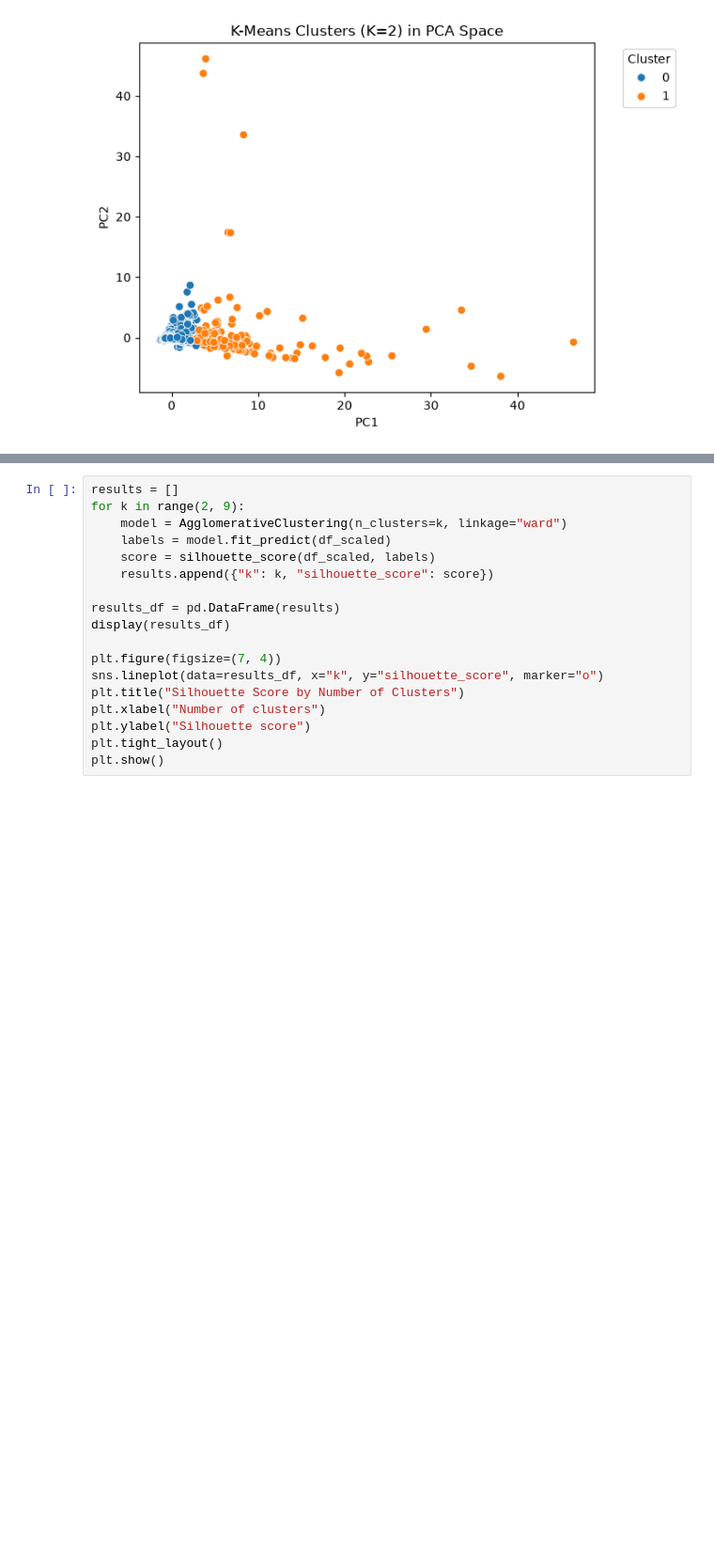
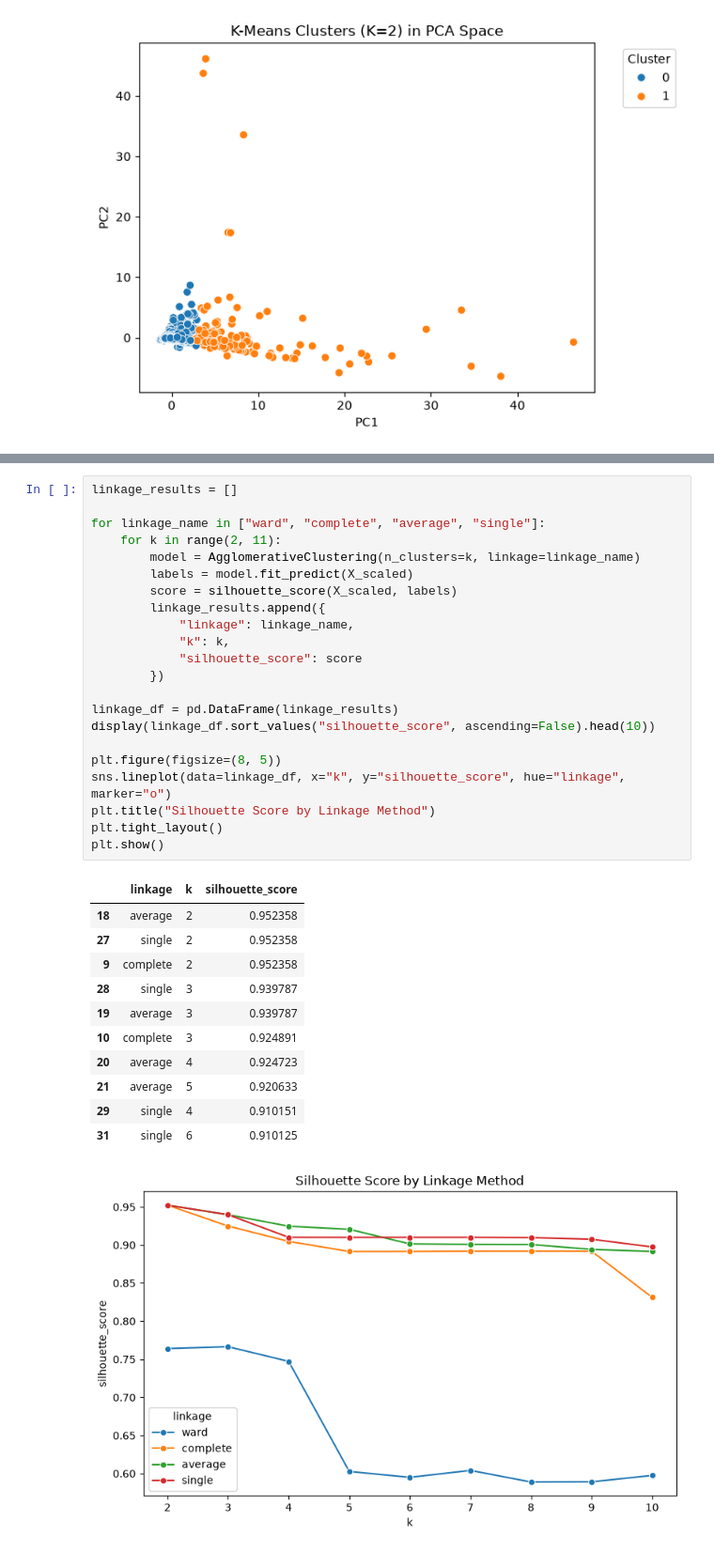
Before and after one commit to blbaum/aiForSecurity, a Jupyter notebook: module4/Assignment3-Baum.ipynb, the cells around one changed output, grey strips where cells are left out. Shown at 94% size. Cells and saved outputs as stored; diff of their text form; blank space fills up the shorter version.

```diff
--- a/module4/Assignment3-Baum.ipynb
+++ b/module4/Assignment3-Baum.ipynb
@@ -564,18 +588,35 @@ plt.show()
 # %%
-results = []
-for k in range(2, 9):
-    model = AgglomerativeClustering(n_clusters=k, linkage="ward")
-    labels = model.fit_predict(df_scaled)
-    score = silhouette_score(df_scaled, labels)
-    results.append({"k": k, "silhouette_score": score})
+linkage_results = []
 
-results_df = pd.DataFrame(results)
-display(results_df)
+for linkage_name in ["ward", "complete", "average", "single"]:
+    for k in range(2, 11):
+        model = AgglomerativeClustering(n_clusters=k, linkage=linkage_name)
+        labels = model.fit_predict(X_scaled)
+        score = silhouette_score(X_scaled, labels)
+        linkage_results.append({
+            "linkage": linkage_name,
+            "k": k,
+            "silhouette_score": score
+        })
 
-plt.figure(figsize=(7, 4))
-sns.lineplot(data=results_df, x="k", y="silhouette_score", marker="o")
-plt.title("Silhouette Score by Number of Clusters")
-plt.xlabel("Number of clusters")
-plt.ylabel("Silhouette score")
+linkage_df = pd.DataFrame(linkage_results)
+display(linkage_df.sort_values("silhouette_score", ascending=False).head(10))
+
+plt.figure(figsize=(8, 5))
+sns.lineplot(data=linkage_df, x="k", y="silhouette_score", hue="linkage", marker="o")
+plt.title("Silhouette Score by Linkage Method")
 plt.tight_layout()
 plt.show()
+# %% [output]
+|  | linkage | k | silhouette_score |
+| 18 | average | 2 | 0.952358 |
+| 27 | single | 2 | 0.952358 |
+| 9 | complete | 2 | 0.952358 |
+| 28 | single | 3 | 0.939787 |
+| 19 | average | 3 | 0.939787 |
+| 10 | complete | 3 | 0.924891 |
+| 20 | average | 4 | 0.924723 |
+| 21 | average | 5 | 0.920633 |
+| 29 | single | 4 | 0.910151 |
+| 31 | single | 6 | 0.910125 |
+[figure, added]
```
Also changed, not shown: parts of 28 cells of this notebook.
